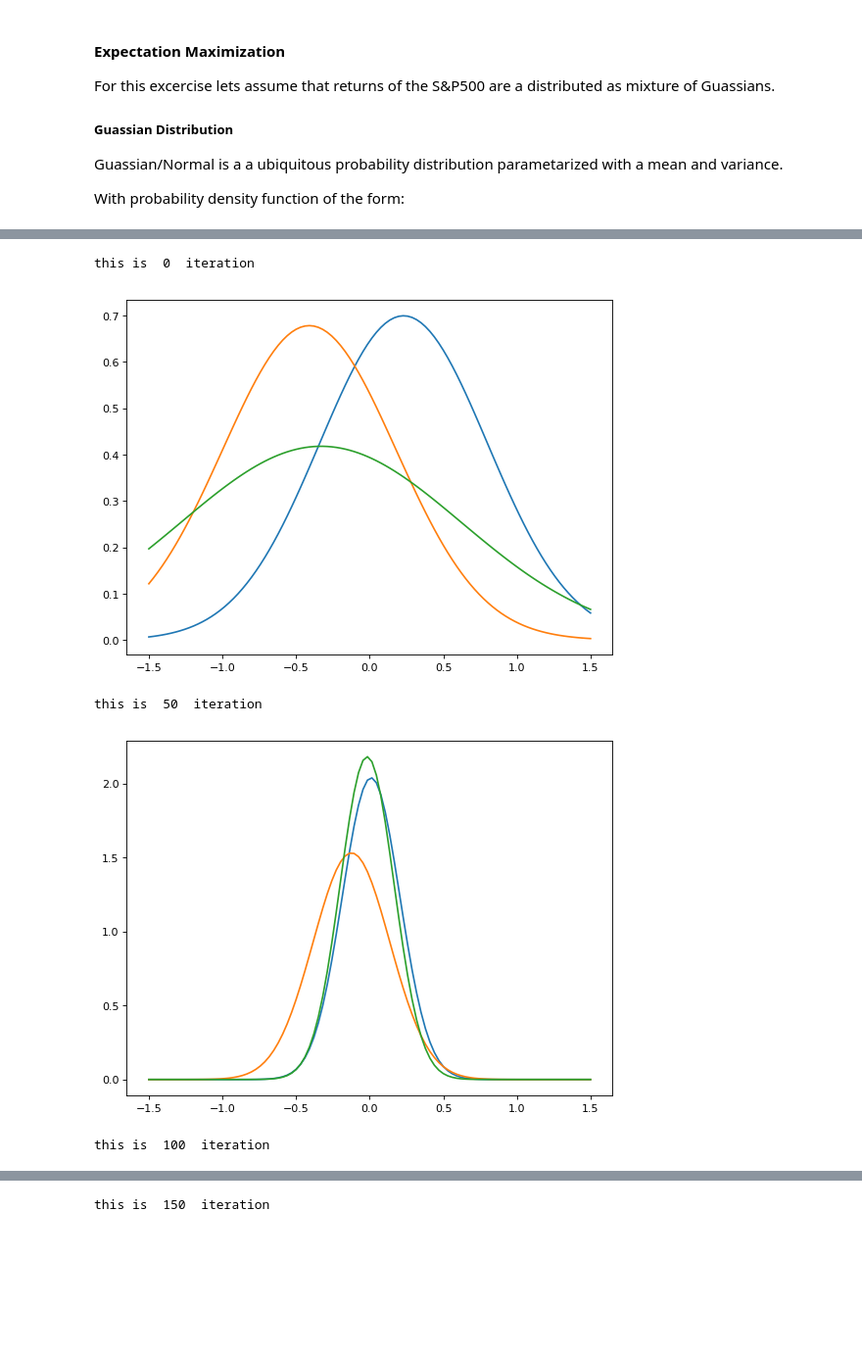
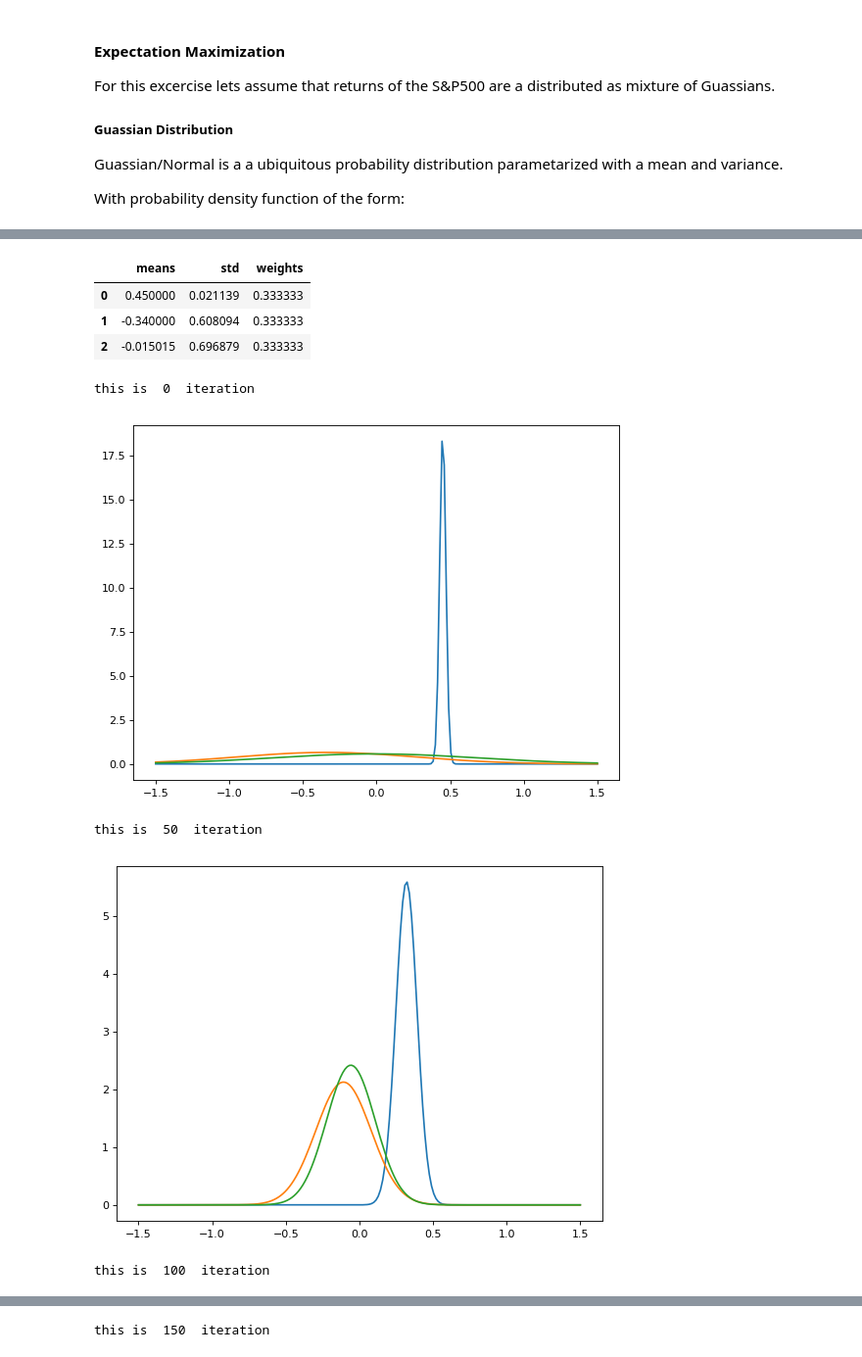
Before and after one commit to ArslanS1997/From-Scratch, a Jupyter notebook: GMM.ipynb, the cells around one changed output, grey strips where cells are left out. Shown: that part at 98% size. Drawn from its saved outputs; the diff is of its cells as text; code cells hidden in the pictures; blank space fills up the shorter version.

```diff
--- a/GMM.ipynb
+++ b/GMM.ipynb
@@ -87,6 +121,12 @@ def Initializer(k):
 
     return initial_params
 initial_params = Initializer(k)
+initial_params
+# %% [output]
+|  | means | std | weights |
+| 0 | 0.450000 | 0.021139 | 0.333333 |
+| 1 | -0.340000 | 0.608094 | 0.333333 |
+| 2 | -0.015015 | 0.696879 | 0.333333 |
 # %%
 
 from scipy.stats import norm
@@ -95,7 +135,7 @@ from matplotlib.pyplot import figure
 #function that plots weighted Guassians
 def plot(initial_params):
     figure(num=None, figsize=(8, 6), dpi=80, facecolor='w', edgecolor='k')
-    x = np.linspace(-1.5,1.5,100)
+    x = np.linspace(-1.5,1.5,200)
     y = [norm.pdf(x, loc=mean, scale=sigma) for mean,sigma in zip(initial_params['means'],initial_params['std'])]
     for Y in y:
         pylab.plot(x,Y)
@@ -157,34 +197,34 @@ def Expectation_Maximization(df, initial_params,k, max_iterations):
             temp = [prob*(val-mu_k[i])**2 for val,prob in zip(df['Return'],Gammas[columns])]
             Sum = Gammas[columns].sum(axis=0)
             #display(sum(temp))
             #Formula for stds_k
             std_k.append(sum(temp)/Sum)
             i+=1
 
         initial_params['weights'] =pd.Series(pi_k)
         initial_params['means'] =pd.Series(mu_k)
         initial_params['std'] =pd.Series(np.sqrt(std_k))
         Gammas= pd.DataFrame()
 
 
 
 
 
 
 
 
 
 
 
     plot(initial_params)
 
     return initial_params
 
 
 l = Expectation_Maximization(df,initial_params,k,200)
 # %% [output]
 this is  0  iteration
-[figure, old version]
+[figure, new version]
 this is  50  iteration
-[figure, old version]
+[figure, new version]
 this is  100  iteration
```
Also changed, not shown: parts of 6 cells of this notebook.
